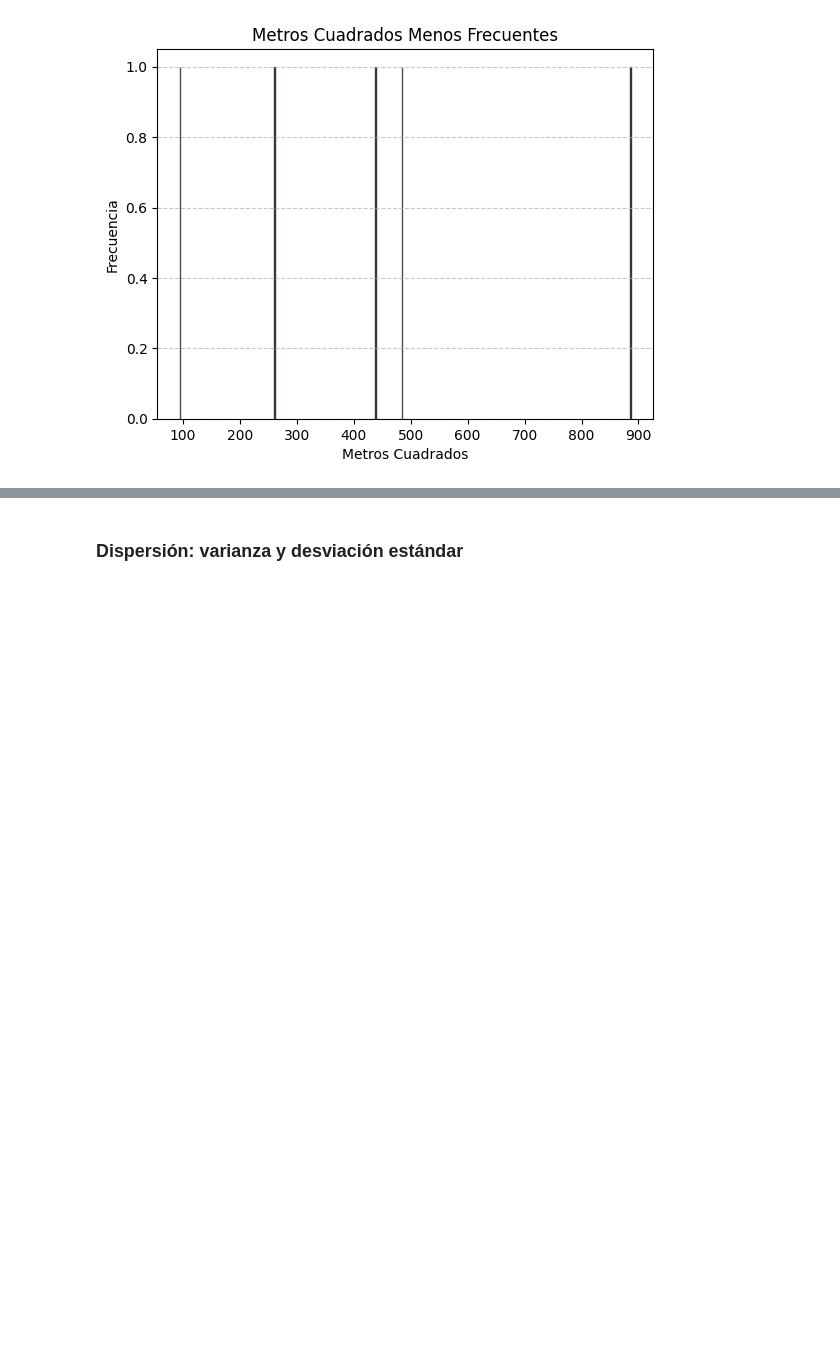
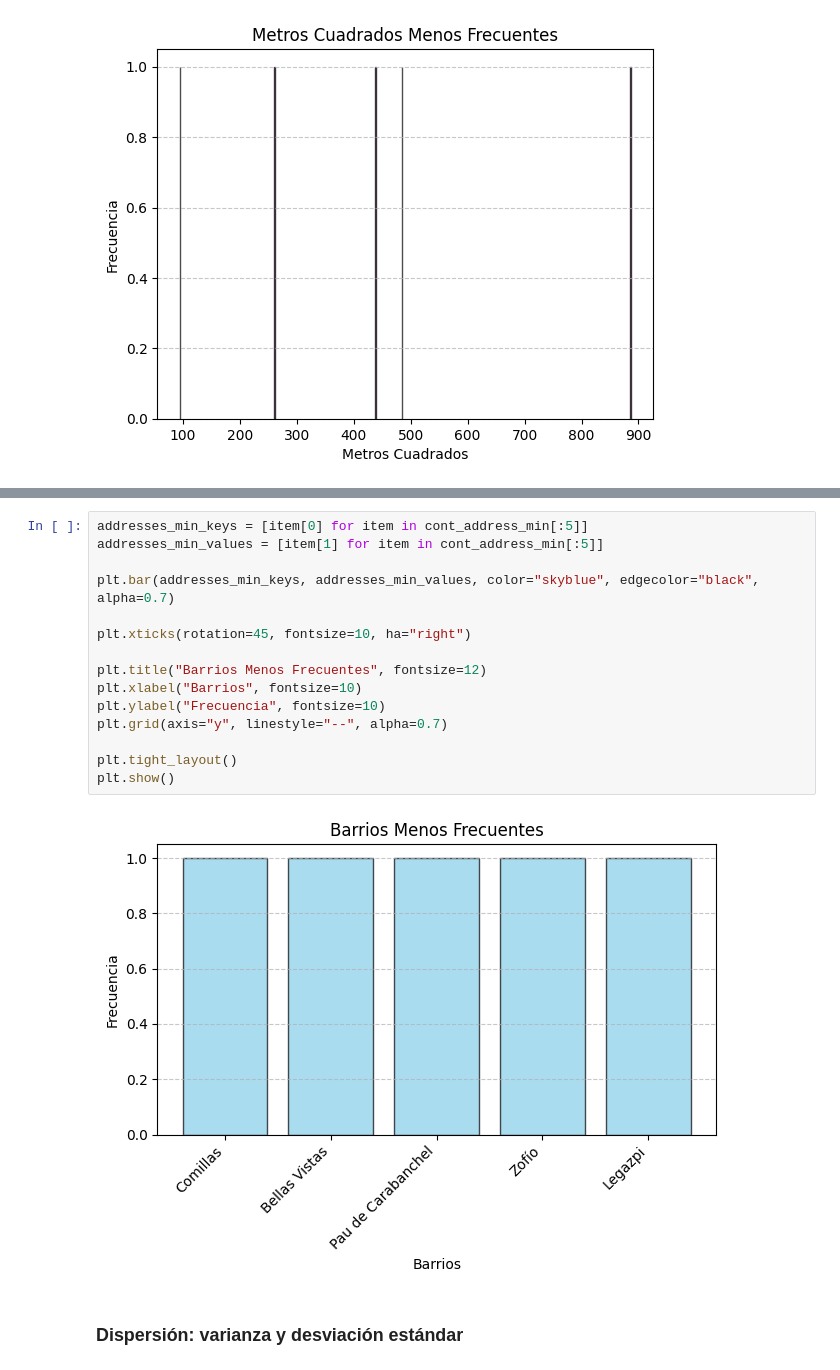
Before and after one commit to mplazap/Bootcamp_ejercicios, a Jupyter notebook: Tema 2 - Matematicas y Estadistica/Ejercicio evaluable (19-12-2024)/M2 - Marino Plaza.ipynb, the cells around one changed output, grey strips where cells are left out. Saved outputs shown, nothing was run; the diff lists cells and outputs as text; blank space fills up the shorter version.

```diff
--- a/Tema 2 - Matematicas y Estadistica/Ejercicio evaluable (19-12-2024)/M2 - Marino Plaza.ipynb
+++ b/Tema 2 - Matematicas y Estadistica/Ejercicio evaluable (19-12-2024)/M2 - Marino Plaza.ipynb
@@ -788,3 +812,20 @@ cont_address_min [:5]
+# %%
+addresses_min_keys = [item[0] for item in cont_address_min[:5]]
+addresses_min_values = [item[1] for item in cont_address_min[:5]]
+
+plt.bar(addresses_min_keys, addresses_min_values, color="skyblue", edgecolor="black", alpha=0.7)
+
+plt.xticks(rotation=45, fontsize=10, ha="right")
+
+plt.title("Barrios Menos Frecuentes", fontsize=12)
+plt.xlabel("Barrios", fontsize=10)
+plt.ylabel("Frecuencia", fontsize=10)
+plt.grid(axis="y", linestyle="--", alpha=0.7)
+
+plt.tight_layout()
+plt.show()
+# %% [output]
+[figure, added]
 # %% [markdown]
 ### Dispersión: varianza y desviación estándar
 # %%
```
Also changed, not shown: parts of 21 cells of this notebook.
